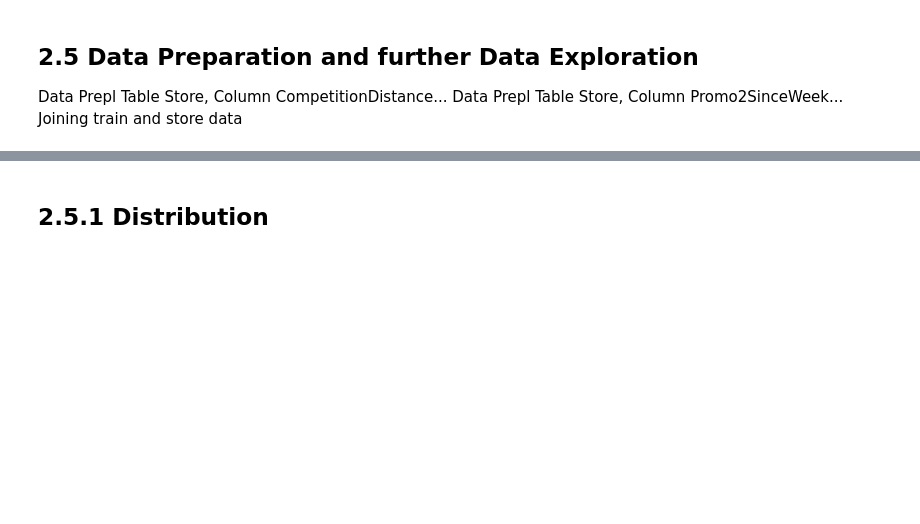
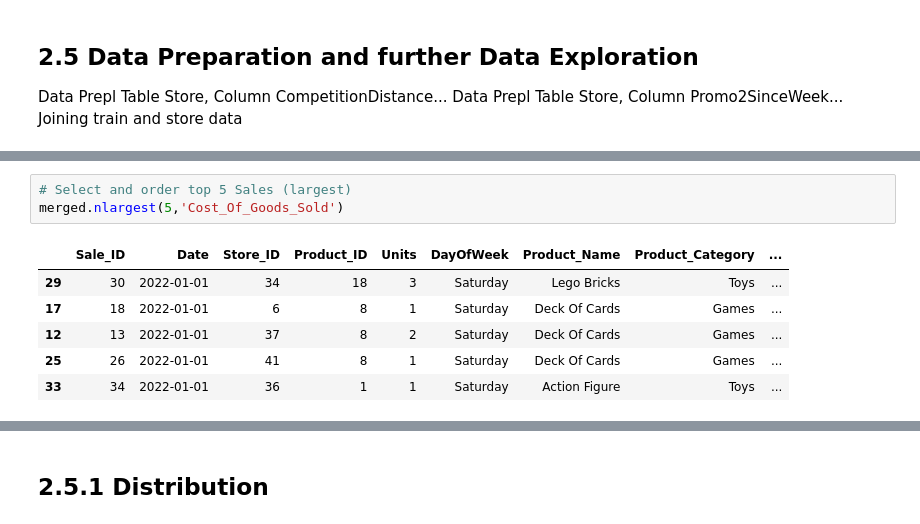
Before and after one commit to Mrschiss/IndusAnalProj, a Jupyter notebook: src/analytics_Project_Structure.ipynb, the cells around one changed output, grey strips where cells are left out. Drawn from its saved outputs; the diff is of its cells as text; blank space fills up the shorter version.

```diff
--- a/src/analytics_Project_Structure.ipynb
+++ b/src/analytics_Project_Structure.ipynb
@@ -341,0 +428,10 @@ Joining train and store data
+# %%
+# Select and order top 5 Sales (largest)
+merged.nlargest(5,'Cost_Of_Goods_Sold')
+# %% [output]
+|  | Sale_ID | Date | Store_ID | Product_ID | Units | DayOfWeek | Product_Name | Product_Category | ... |
+| 29 | 30 | 2022-01-01 | 34 | 18 | 3 | Saturday | Lego Bricks | Toys | ... |
+| 17 | 18 | 2022-01-01 | 6 | 8 | 1 | Saturday | Deck Of Cards | Games | ... |
+| 12 | 13 | 2022-01-01 | 37 | 8 | 2 | Saturday | Deck Of Cards | Games | ... |
+| 25 | 26 | 2022-01-01 | 41 | 8 | 1 | Saturday | Deck Of Cards | Games | ... |
+| 33 | 34 | 2022-01-01 | 36 | 1 | 1 | Saturday | Action Figure | Toys | ... |
```
Also changed, not shown: parts of 9 cells of this notebook.
